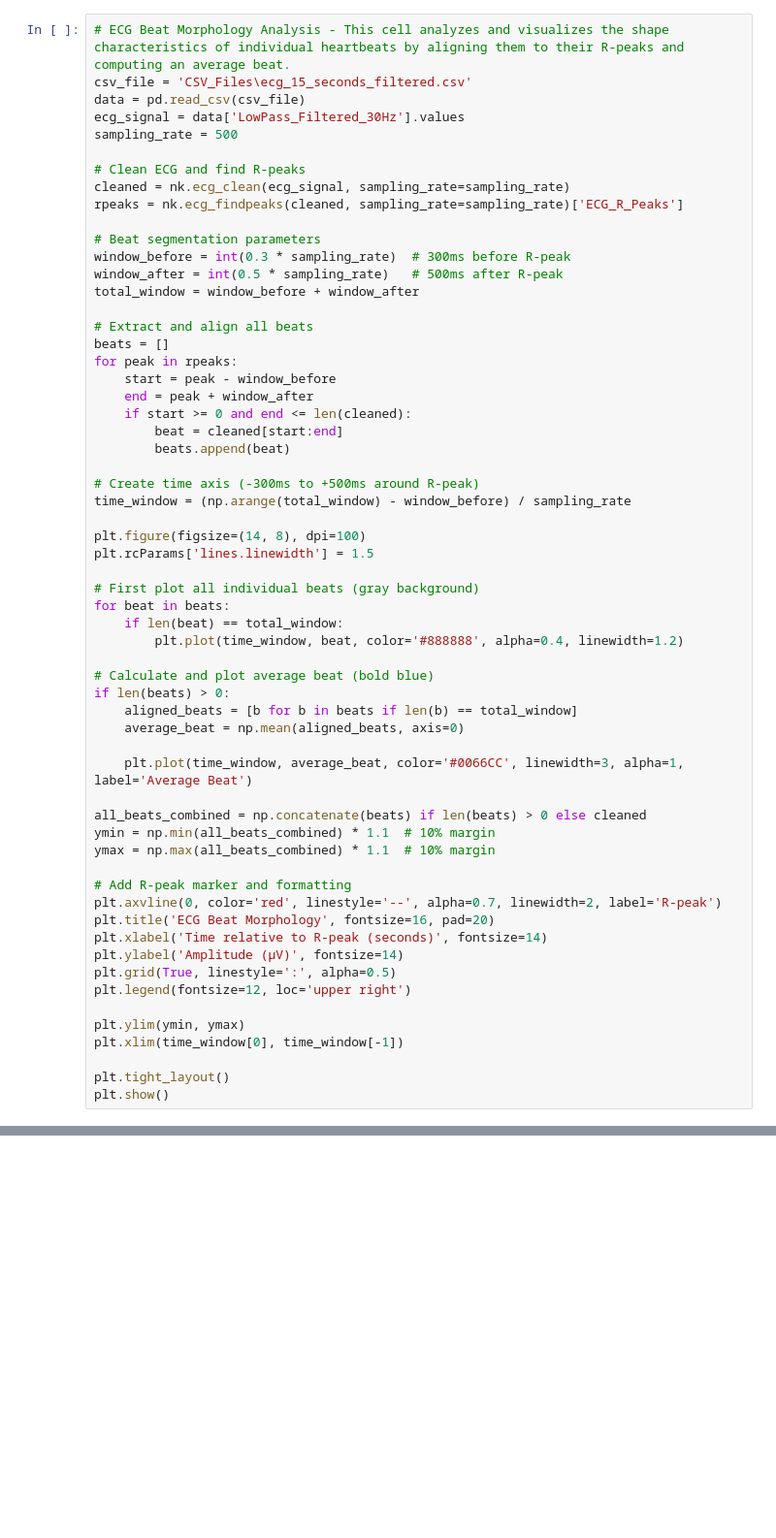
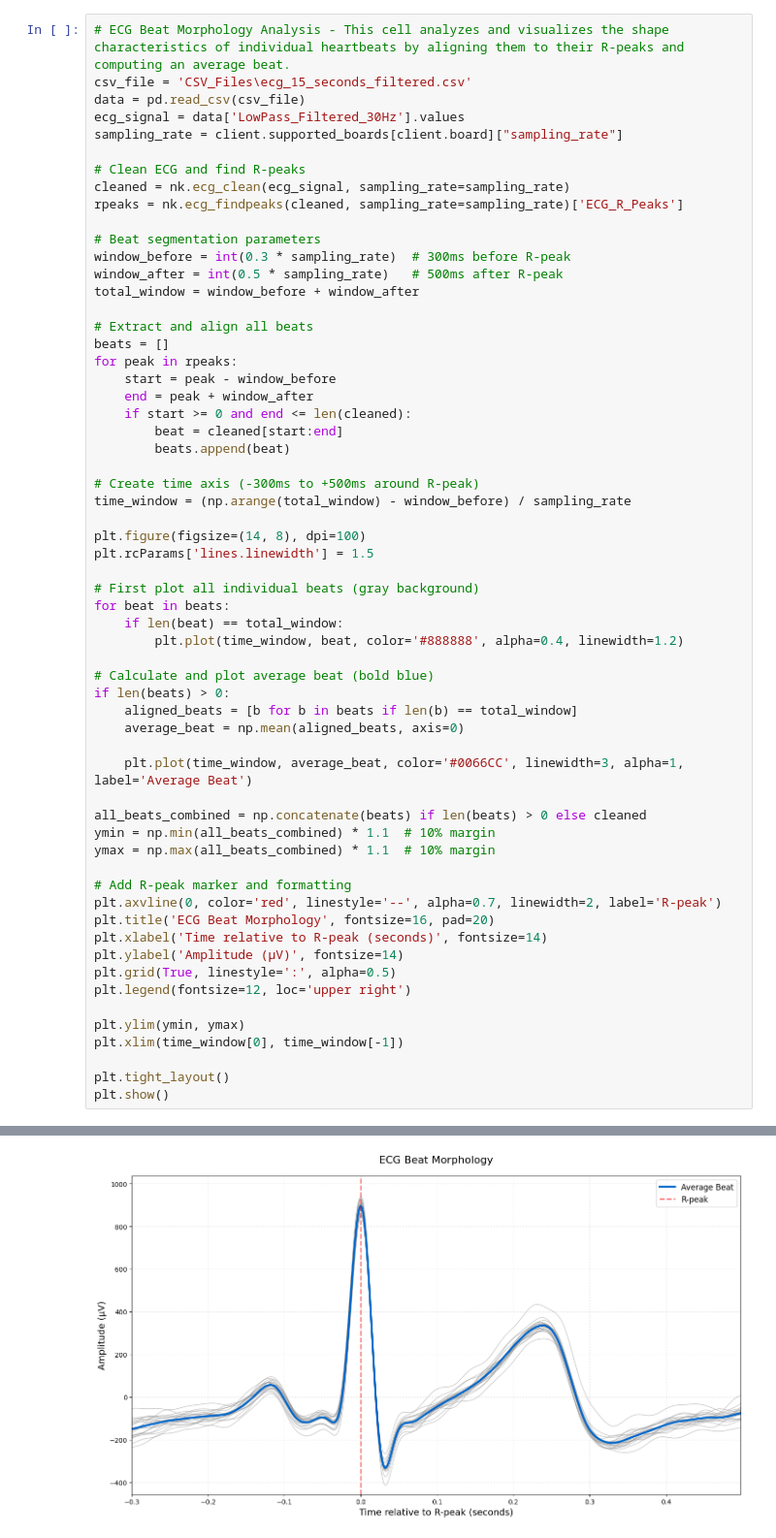
Before and after one commit to upsidedownlabs/BioAmp-Python-Notebooks, a Jupyter notebook: ecg.ipynb, the cells around one changed output, grey strips where cells are left out. Shown at 97% size. Saved outputs shown, nothing was run; the diff lists cells and outputs as text; blank space fills up the shorter version.

```diff
--- a/ecg.ipynb
+++ b/ecg.ipynb
@@ -258,7 +283,7 @@ else:
 csv_file = 'CSV_Files\ecg_15_seconds_filtered.csv'
 data = pd.read_csv(csv_file)
 ecg_signal = data['LowPass_Filtered_30Hz'].values
-sampling_rate = 500
+sampling_rate = client.supported_boards[client.board]["sampling_rate"]
 
 # Clean ECG and find R-peaks
 cleaned = nk.ecg_clean(ecg_signal, sampling_rate=sampling_rate)
@@ -313,3 +338,4 @@ plt.xlim(time_window[0], time_window[-1])
 
 plt.tight_layout()
 plt.show()
+# %% [output]
@@ -316,3 +349,4 @@ plt.show()
+[figure, added]
 # %%
 # Send STOP command to terminate data acquisition
 client.send_command('STOP')
```
Also changed, not shown: parts of 7 cells of this notebook.
